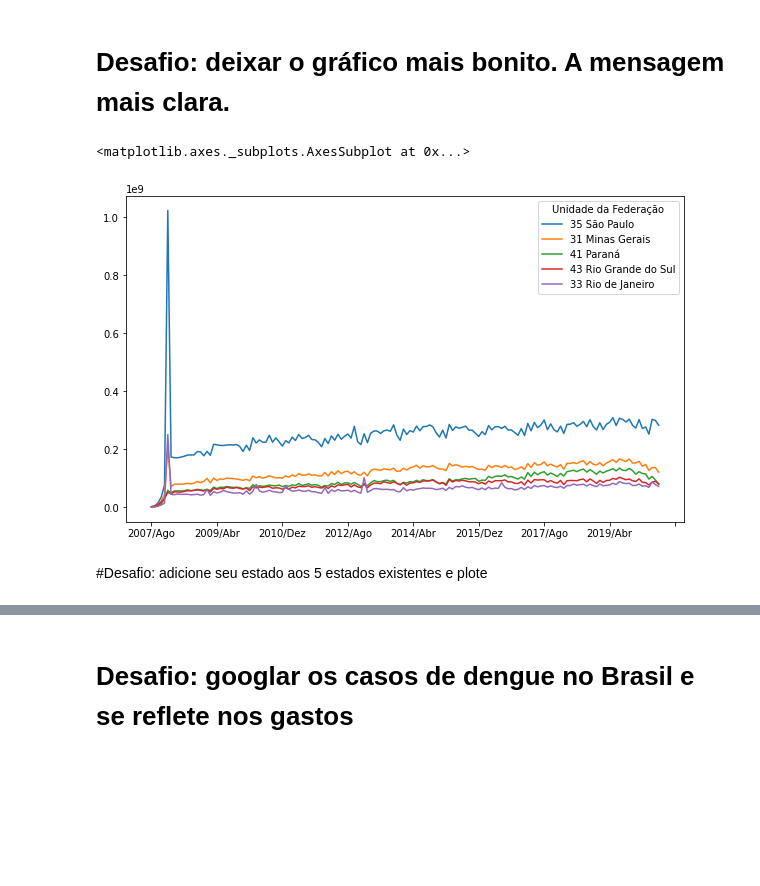
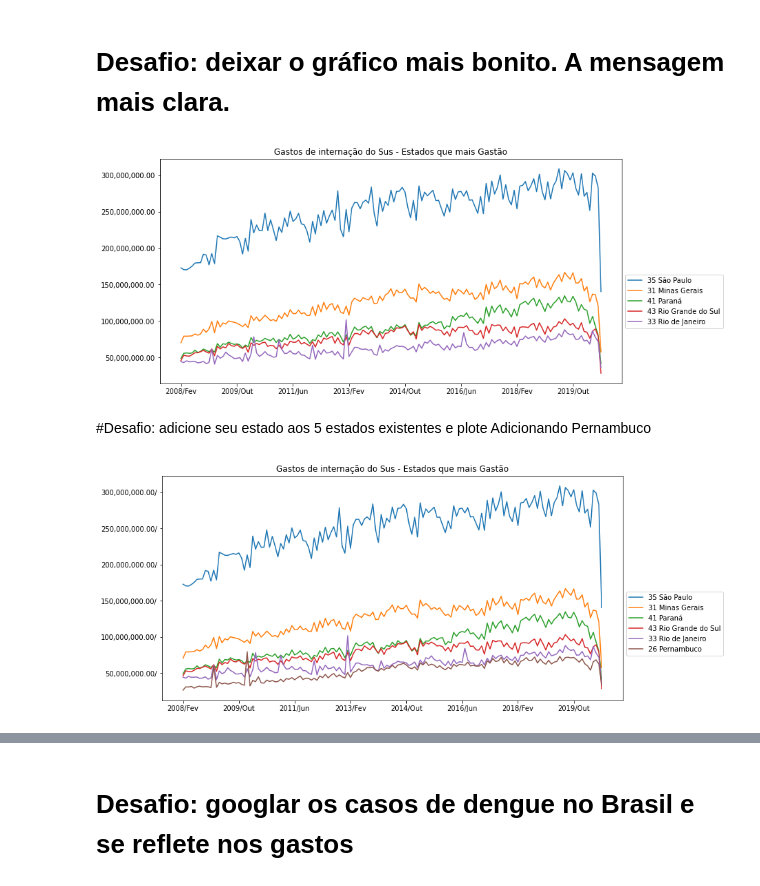
Before and after one commit to rabastos44/Bootcamp-Data-Science-Alura, a Jupyter notebook: Agendamento Hospitalar-a3.ipynb, the cells around one changed output, grey strips where cells are left out. Saved outputs shown, nothing was run; the diff lists cells and outputs as text; code cells hidden in the pictures; blank space fills up the shorter version.

```diff
--- a/Agendamento Hospitalar-a3.ipynb
+++ b/Agendamento Hospitalar-a3.ipynb
@@ -417,9 +460,14 @@ ordenado_por_total.head()
 # %% [markdown]
 # Desafio: deixar o gráfico mais bonito. A mensagem mais clara.
-# %%
-ordenado_por_total.head(5).T.plot(figsize=(10,6))
-# %% [output]
-<matplotlib.axes._subplots.AxesSubplot at 0x...>
-[figure, removed]
+# %%
+ax = ordenado_por_total.head(5).T.plot(figsize=(12,6))
+ax.legend(bbox_to_anchor=(1,.5),ncol=1,loc='upper left')
+ax.yaxis.set_major_formatter(ticker.StrMethodFormatter("{x:,.2f}"))
+plt.title("Gastos de internação do Sus - Estados que mais Gastão")
+plt.set_cmap(cm.jet)
+plt.show()
+# %% [output]
+[figure, added]
 # %% [markdown]
 #Desafio: adicione seu estado aos 5 estados existentes e plote
+Adicionando Pernambuco
@@ -425,0 +477,9 @@ ordenado_por_total.head(5).T.plot(figsize=(10,6))
+# %%
+ax = ordenado_por_total.T[Top5Estados].plot(figsize=(12,6))
+ax.legend(bbox_to_anchor=(1,.5),ncol=1,loc='upper left')
+ax.yaxis.set_major_formatter(ticker.StrMethodFormatter("{x:,.2f}/"))
+plt.title("Gastos de internação do Sus - Estados que mais Gastão")
+plt.set_cmap(cm.jet)
+plt.show()
+# %% [output]
+[figure, added]
```
Also changed, not shown: parts of 25 cells of this notebook.
